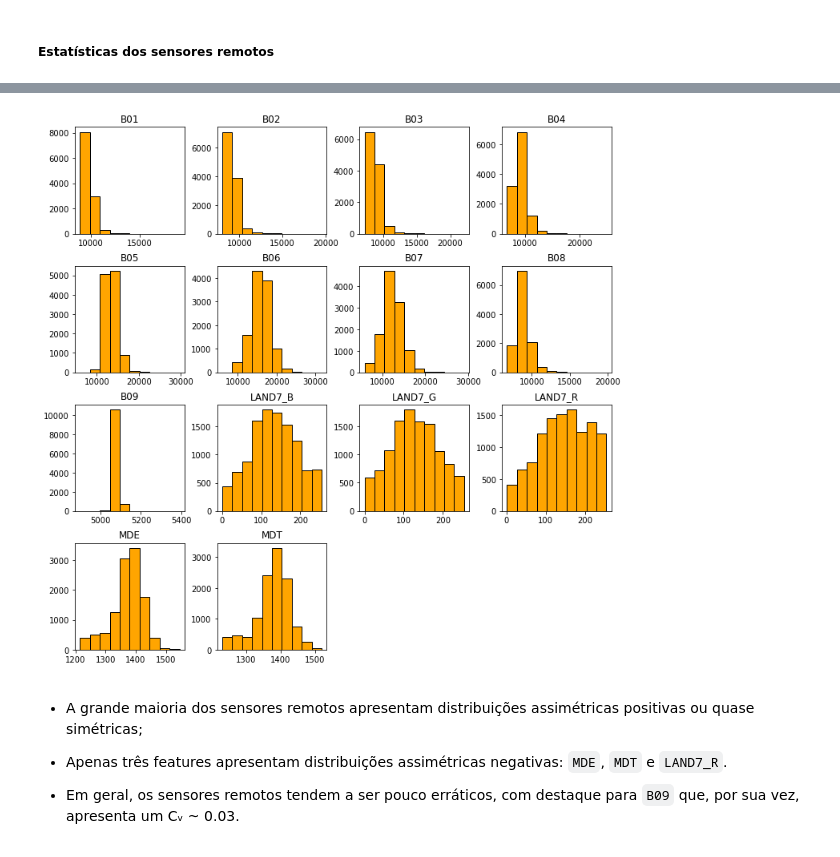
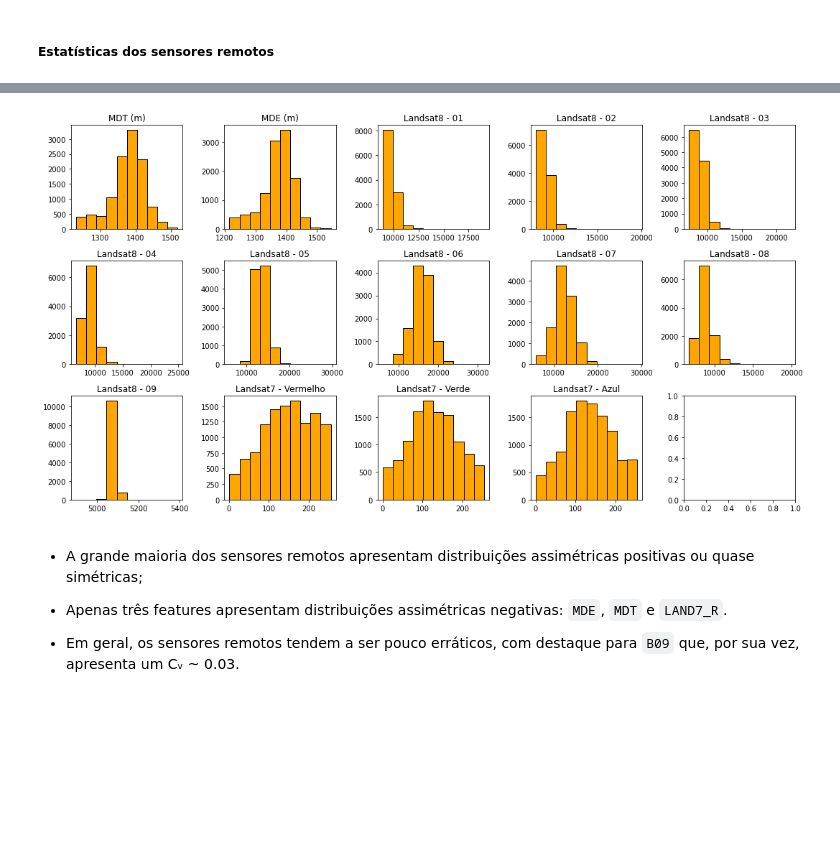
Before and after one commit to fnaghetini/Mapa-Preditivo, a Jupyter notebook: notebook.ipynb, the cells around one changed output, grey strips where cells are left out. Cells and saved outputs as stored; diff of their text form; code cells hidden in the pictures; blank space fills up the shorter version.

```diff
--- a/notebook.ipynb
+++ b/notebook.ipynb
@@ -654,7 +659,13 @@ sumStats(df = df[SR])
-# %%
-df[SR].hist(edgecolor = ec, color = col, figsize = (12,12), grid = False);
-# %% [output]
-[figure, removed]
+# %%
+fig, axs = plt.subplots(nrows = 3, ncols = 5, figsize = (15, 8))
+
+for ax, sr in zip(axs.flat, SR):
+    g = ax.hist(df[sr], color = col, edgecolor = ec)
+    ax.set_title(str(dic_features[sr]))
+
+plt.tight_layout();
+# %% [output]
+[figure, added]
 # %% [markdown]
 - A grande maioria dos sensores remotos apresentam distribuições assimétricas positivas ou quase simétricas;
 
```
Also changed, not shown: parts of 4 cells of this notebook.
